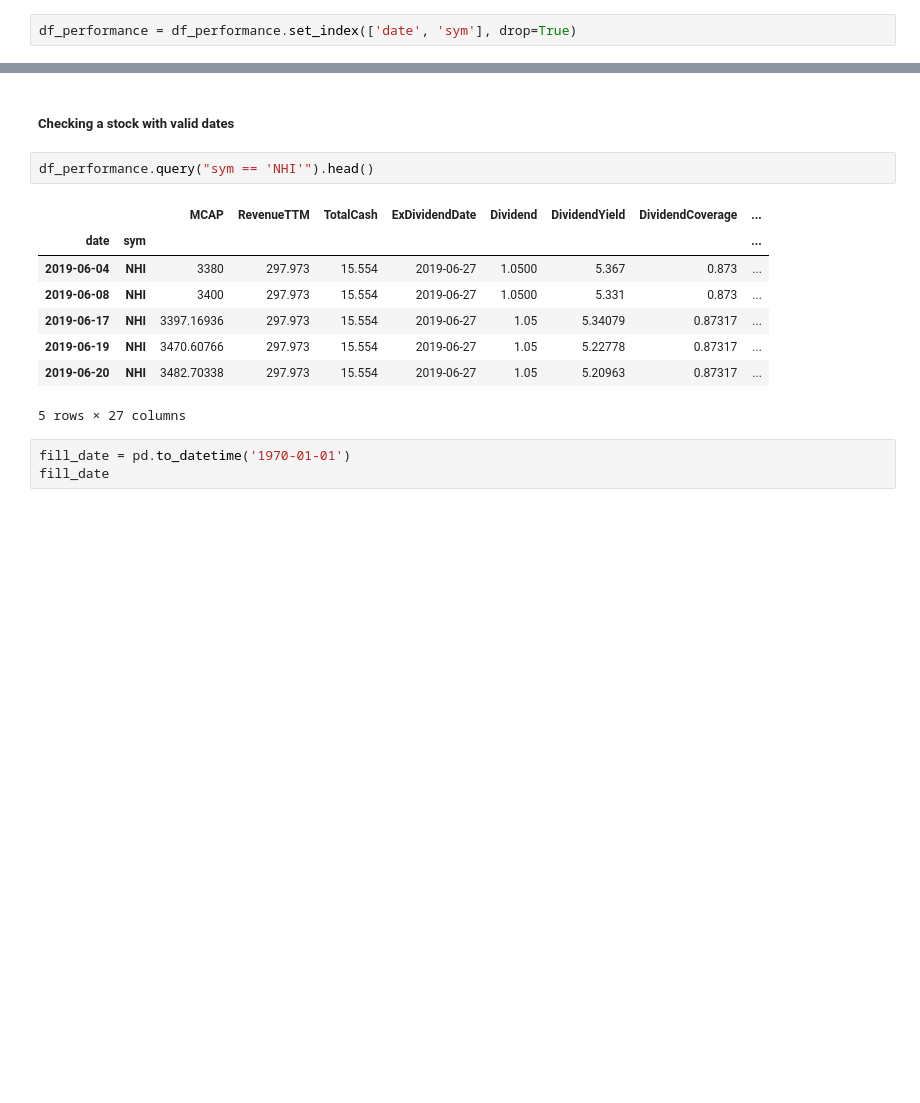
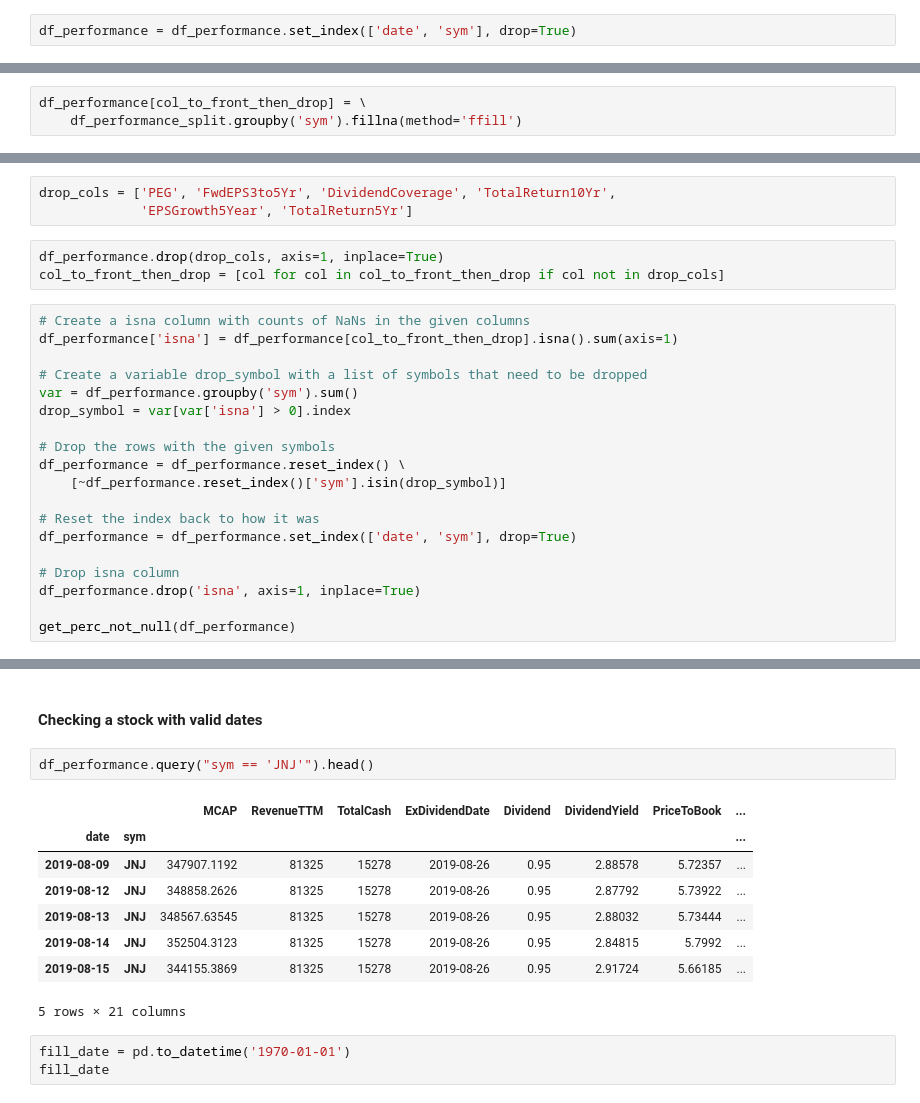
Before and after one commit to skelouse/capstone-stock-analysis, a Jupyter notebook: main.ipynb, the cells around one changed output, grey strips where cells are left out. Drawn from its saved outputs; the diff is of its cells as text; blank space fills up the shorter version.

```diff
--- a/main.ipynb
+++ b/main.ipynb
@@ -587,0 +775,3 @@ pd.IndexSlice
+# %%
+df_performance[col_to_front_then_drop] = \
+    df_performance_split.groupby('sym').fillna(method='ffill')
@@ -587,0 +816,25 @@ pd.IndexSlice
+# %%
+drop_cols = ['PEG', 'FwdEPS3to5Yr', 'DividendCoverage', 'TotalReturn10Yr',
+             'EPSGrowth5Year', 'TotalReturn5Yr']
+# %%
+df_performance.drop(drop_cols, axis=1, inplace=True)
+col_to_front_then_drop = [col for col in col_to_front_then_drop if col not in drop_cols]
+# %%
+# Create a isna column with counts of NaNs in the given columns
+df_performance['isna'] = df_performance[col_to_front_then_drop].isna().sum(axis=1)
+
+# Create a variable drop_symbol with a list of symbols that need to be dropped
+var = df_performance.groupby('sym').sum()
+drop_symbol = var[var['isna'] > 0].index
+
+# Drop the rows with the given symbols
+df_performance = df_performance.reset_index() \
+    [~df_performance.reset_index()['sym'].isin(drop_symbol)]
+
+# Reset the index back to how it was
+df_performance = df_performance.set_index(['date', 'sym'], drop=True)
+
+# Drop isna column
+df_performance.drop('isna', axis=1, inplace=True)
+
+get_perc_not_null(df_performance)
@@ -603,16 +908,16 @@ df_performance.query("sym == 'VLO'").head()
 # %% [markdown]
-##### Checking a stock with valid dates
+#### Checking a stock with valid dates
 # %%
-df_performance.query("sym == 'NHI'").head()
+df_performance.query("sym == 'JNJ'").head()
 # %% [output]
-|  |  | MCAP | RevenueTTM | TotalCash | ExDividendDate | Dividend | DividendYield | DividendCoverage | ... |
+|  |  | MCAP | RevenueTTM | TotalCash | ExDividendDate | Dividend | DividendYield | PriceToBook | ... |
 | date | sym |  |  |  |  |  |  |  | ... |
-| 2019-06-04 | NHI | 3380 | 297.973 | 15.554 | 2019-06-27 | 1.0500 | 5.367 | 0.873 | ... |
-| 2019-06-08 | NHI | 3400 | 297.973 | 15.554 | 2019-06-27 | 1.0500 | 5.331 | 0.873 | ... |
-| 2019-06-17 | NHI | 3397.16936 | 297.973 | 15.554 | 2019-06-27 | 1.05 | 5.34079 | 0.87317 | ... |
-| 2019-06-19 | NHI | 3470.60766 | 297.973 | 15.554 | 2019-06-27 | 1.05 | 5.22778 | 0.87317 | ... |
-| 2019-06-20 | NHI | 3482.70338 | 297.973 | 15.554 | 2019-06-27 | 1.05 | 5.20963 | 0.87317 | ... |
+| 2019-08-09 | JNJ | 347907.1192 | 81325 | 15278 | 2019-08-26 | 0.95 | 2.88578 | 5.72357 | ... |
+| 2019-08-12 | JNJ | 348858.2626 | 81325 | 15278 | 2019-08-26 | 0.95 | 2.87792 | 5.73922 | ... |
+| 2019-08-13 | JNJ | 348567.63545 | 81325 | 15278 | 2019-08-26 | 0.95 | 2.88032 | 5.73444 | ... |
+| 2019-08-14 | JNJ | 352504.3123 | 81325 | 15278 | 2019-08-26 | 0.95 | 2.84815 | 5.7992 | ... |
+| 2019-08-15 | JNJ | 344155.3869 | 81325 | 15278 | 2019-08-26 | 0.95 | 2.91724 | 5.66185 | ... |
-5 rows × 27 columns
+5 rows × 21 columns
 # %%
 fill_date = pd.to_datetime('1970-01-01')
 fill_date
```
Also changed, not shown: parts of 123 cells of this notebook, 1 other file.
